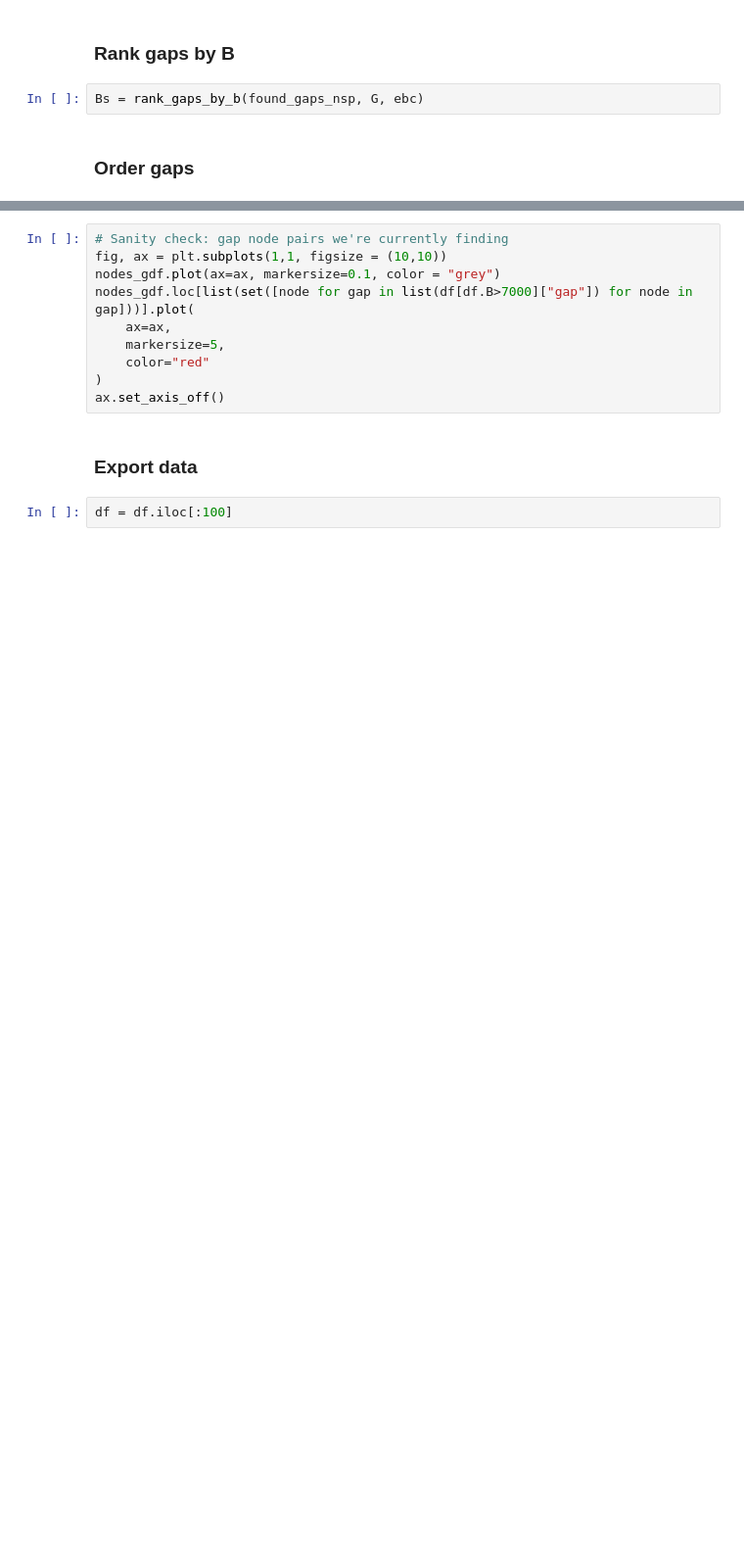
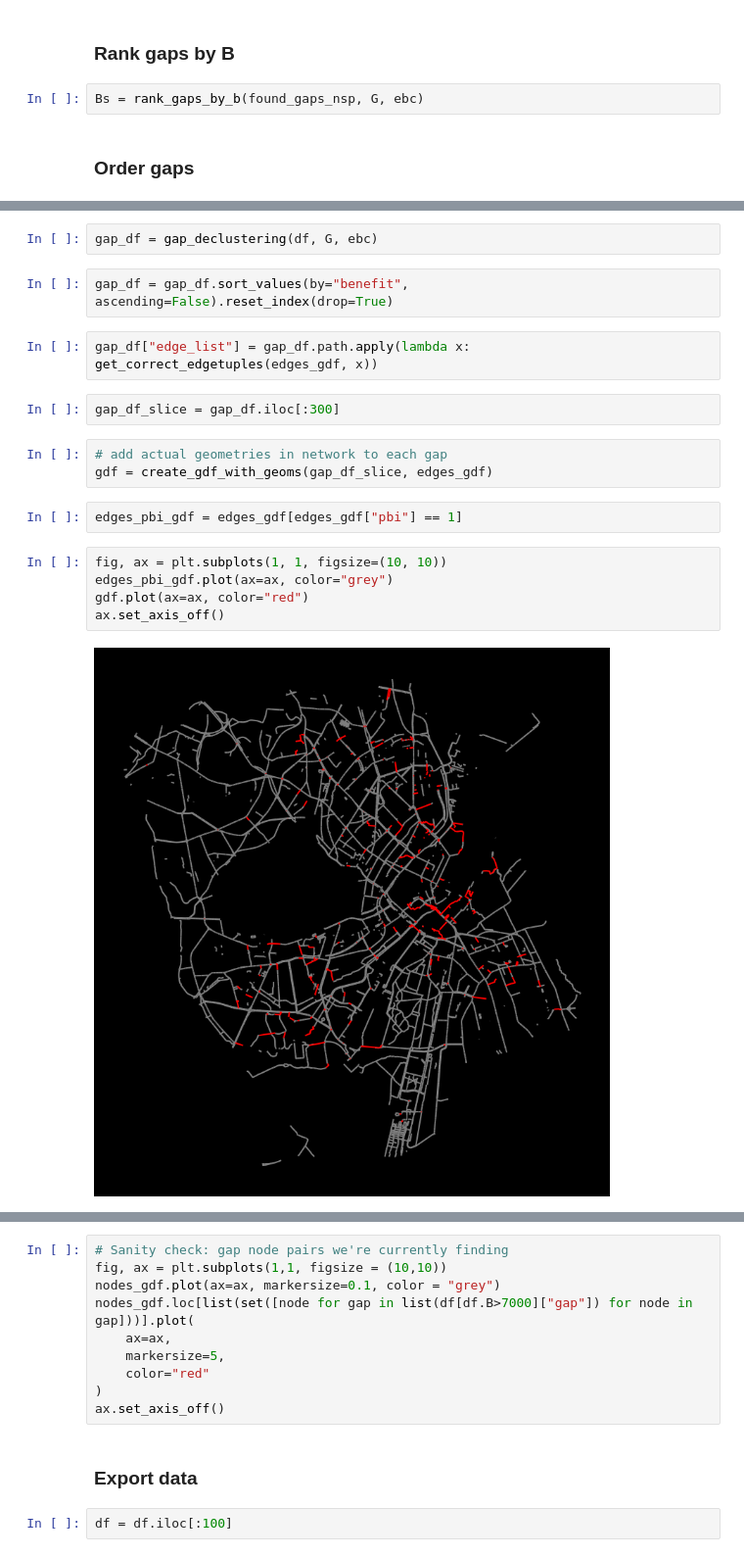
Before and after one commit to BikeNetKit/FixBikeNet, a Jupyter notebook: FixBikeMVP.ipynb, the cells around one changed output, grey strips where cells are left out. Shown at 98% size. Cells and saved outputs as stored; diff of their text form; blank space fills up the shorter version.

Commit message:
substantial changes to fixbikenet.py, implementing declustering step. Overhauled config.py and added functions to functions.py

```diff
--- a/FixBikeMVP.ipynb
+++ b/FixBikeMVP.ipynb
@@ -143,0 +178,20 @@ df.head()
+# %%
+gap_df = gap_declustering(df, G, ebc)
+# %%
+gap_df = gap_df.sort_values(by="benefit", ascending=False).reset_index(drop=True)
+# %%
+gap_df["edge_list"] = gap_df.path.apply(lambda x: get_correct_edgetuples(edges_gdf, x))
+# %%
+gap_df_slice = gap_df.iloc[:300]
+# %%
+# add actual geometries in network to each gap
+gdf = create_gdf_with_geoms(gap_df_slice, edges_gdf)
+# %%
+edges_pbi_gdf = edges_gdf[edges_gdf["pbi"] == 1]
+# %%
+fig, ax = plt.subplots(1, 1, figsize=(10, 10))
+edges_pbi_gdf.plot(ax=ax, color="grey")
+gdf.plot(ax=ax, color="red")
+ax.set_axis_off()
+# %% [output]
+[figure, added]
```
Also changed, not shown: parts of 16 cells of this notebook, 3 other files.
